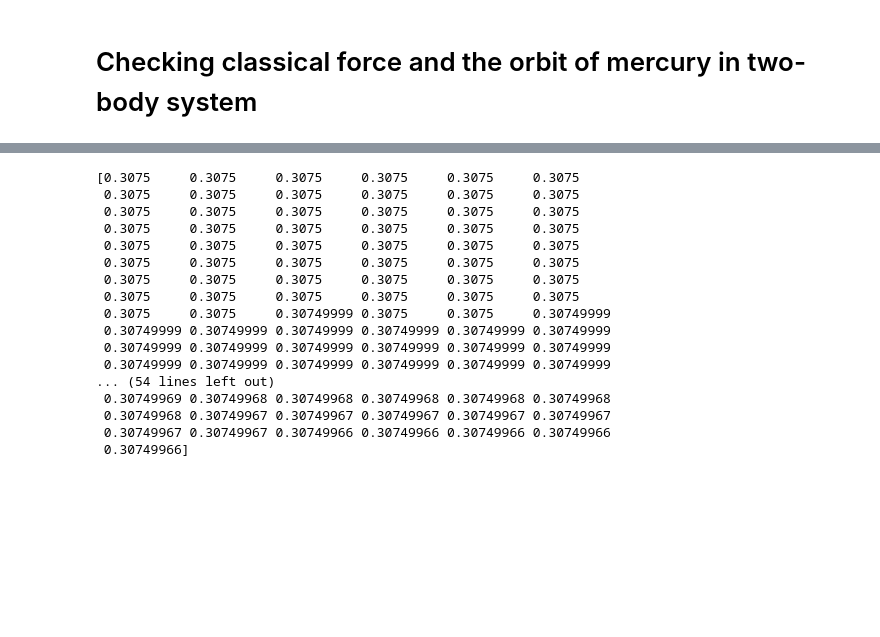
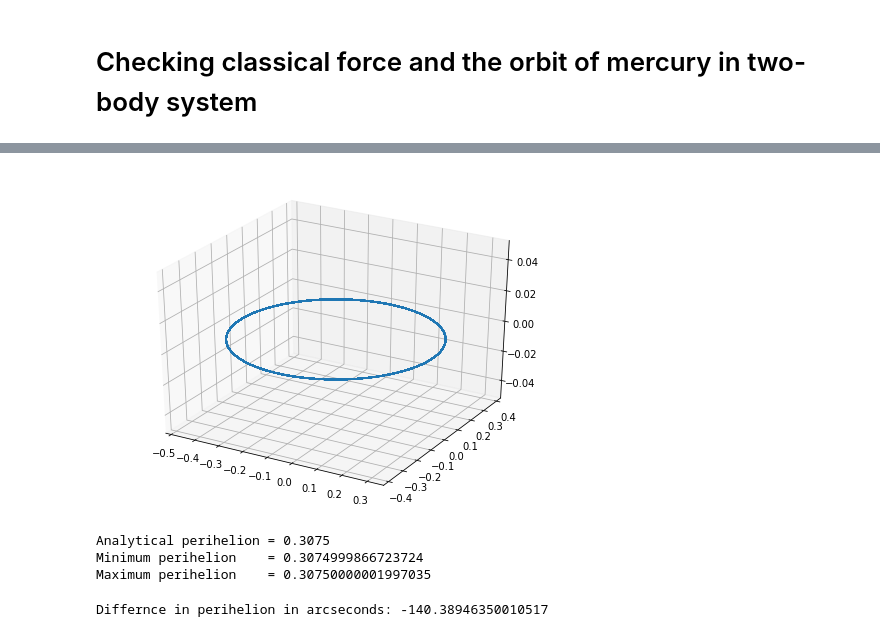
Before and after one commit to auduntre/FYS4150, a Jupyter notebook: Project 3/notebook/Mercury classical.ipynb, the cells around one changed output, grey strips where cells are left out. Drawn from its saved outputs; the diff is of its cells as text; code cells hidden in the pictures; blank space fills up the shorter version.

```diff
--- a/Project 3/notebook/Mercury classical.ipynb
+++ b/Project 3/notebook/Mercury classical.ipynb
@@ -11,7 +11,7 @@ from mpl_toolkits.mplot3d import Axes3D
 # %%
 poss = np.loadtxt("../positions/mercury.txt")
 # %%
-fig = plt.figure()
+fig = plt.figure(figsize=(8,6))
 ax = fig.gca(projection='3d')
 ax.plot(poss[0, :], poss[1, :], poss[2, :])
 plt.show()
@@ -21,24 +19,28 @@ plt.show()
+[figure, added]
 # %%
 rposs = np.linalg.norm(poss, 2, axis=0)
-local_maxima_idx = argrelextrema(rposs, np.less)
+local_minima_idx = argrelextrema(rposs, np.less)
 
-for lmi in local_maxima_idx:
-    print(rposs[lmi])
+minrposs = rposs.take(local_minima_idx)
+print("Analytical perihelion = 0.3075")
+print("Minimum perihelion    = {}".format(minrposs.min()))
+print("Maximum perihelion    = {}".format(minrposs.max()))
 # %% [output]
-[0.3075     0.3075     0.3075     0.3075     0.3075     0.3075
- 0.3075     0.3075     0.3075     0.3075     0.3075     0.3075
- 0.3075     0.3075     0.3075     0.3075     0.3075     0.3075
- 0.3075     0.3075     0.3075     0.3075     0.3075     0.3075
- 0.3075     0.3075     0.3075     0.3075     0.3075     0.3075
- 0.3075     0.3075     0.3075     0.3075     0.3075     0.3075
- 0.3075     0.3075     0.3075     0.3075     0.3075     0.3075
- 0.3075     0.3075     0.3075     0.3075     0.3075     0.3075
- 0.3075     0.3075     0.30749999 0.3075     0.3075     0.30749999
- 0.30749999 0.30749999 0.30749999 0.30749999 0.30749999 0.30749999
- 0.30749999 0.30749999 0.30749999 0.30749999 0.30749999 0.30749999
- 0.30749999 0.30749999 0.30749999 0.30749999 0.30749999 0.30749999
-... (54 lines left out)
- 0.30749969 0.30749968 0.30749968 0.30749968 0.30749968 0.30749968
- 0.30749968 0.30749967 0.30749967 0.30749967 0.30749967 0.30749967
- 0.30749967 0.30749967 0.30749966 0.30749966 0.30749966 0.30749966
- 0.30749966]
+Analytical perihelion = 0.3075
+Minimum perihelion    = 0.3074999866723724
+Maximum perihelion    = 0.30750000001997035
+# %%
+peri_poss = poss.take(local_minima_idx, axis=1)[:, 0]
+
+# ALL z values must be zero
+assert np.sum(np.abs(peri_poss[2, :])) == 0.0
+
+tan_peri = peri_poss[1, :] / peri_poss[0, :]
+
+peri = np.arctan(tan_peri)
+
+arcsecond = np.pi / 648000
+arcdiff = (peri[-1] - peri[0]) / arcsecond
+print("Differnce in perihelion in arcseconds: {}".format(arcdiff))
+# %% [output]
+Differnce in perihelion in arcseconds: -140.38946350010517
```
Also changed, not shown: parts of 1 cell of this notebook, 1 other file.
